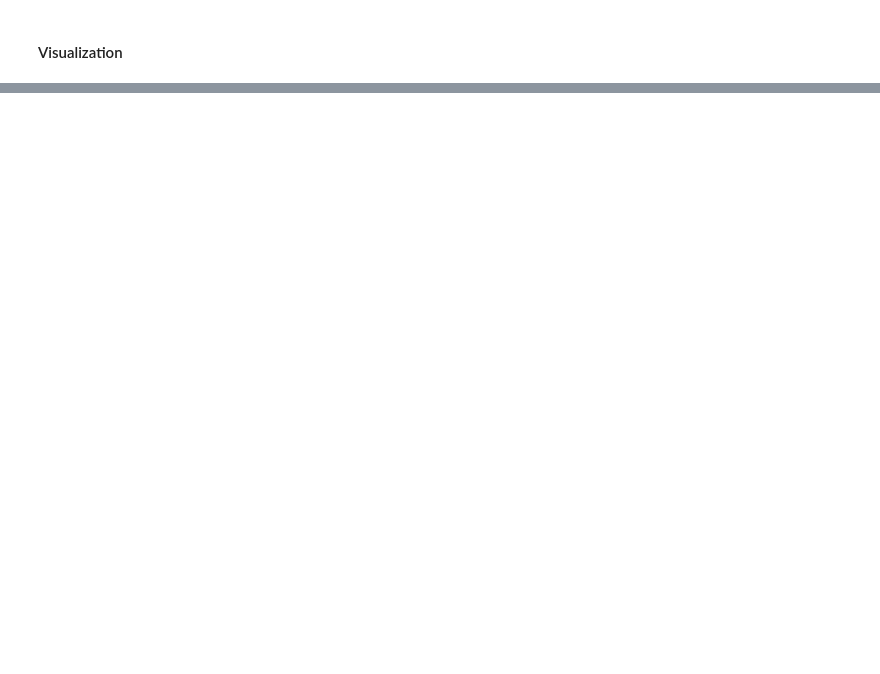
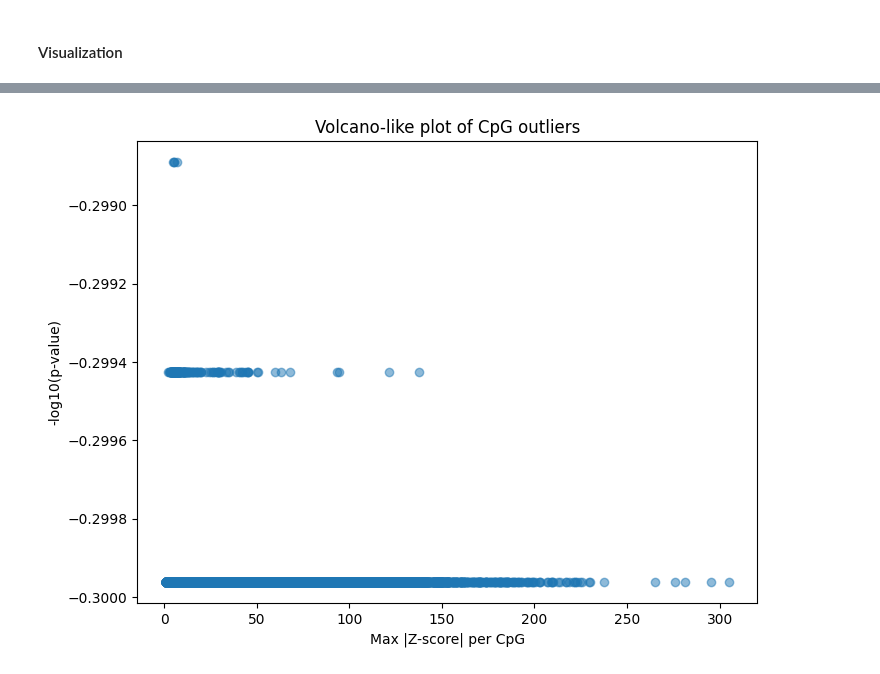
Before and after one commit to elisabettaroviera/THESIS, a Jupyter notebook: 01 - Notebook/01-data-exploration.ipynb, the cells around one changed output, grey strips where cells are left out. Cells and saved outputs as stored; diff of their text form; code cells hidden in the pictures; blank space fills up the shorter version.

```diff
--- a/01 - Notebook/01-data-exploration.ipynb
+++ b/01 - Notebook/01-data-exploration.ipynb
@@ -179,0 +206,29 @@ gene_stats.head()
+# %%
+from scipy.stats import median_abs_deviation
+import numpy as np
+import matplotlib.pyplot as plt
+
+# Compute median per CpG
+median = raw_dataset.median()
+
+# Compute MAD per CpG (axis=0 → column-wise)
+mad = raw_dataset.apply(lambda x: median_abs_deviation(x, scale='normal'), axis=0)
+
+# Compute z-scores per CpG
+z = (raw_dataset - median) / mad
+
+# Rough approximation of p-values
+p_values = 2 * (1 - np.abs(z).rank(axis=0)/len(z))
+
+# Max absolute z per CpG
+max_z = z.abs().max()
+
+# Plot
+plt.figure(figsize=(8,6))
+plt.scatter(max_z, -np.log10(p_values.max()), alpha=0.5)
+plt.xlabel("Max |Z-score| per CpG")
+plt.ylabel("-log10(p-value)")
+plt.title("Volcano-like plot of CpG outliers")
+plt.show()
+# %% [output]
+[figure, added]
```
Also changed, not shown: parts of 30 cells of this notebook.
